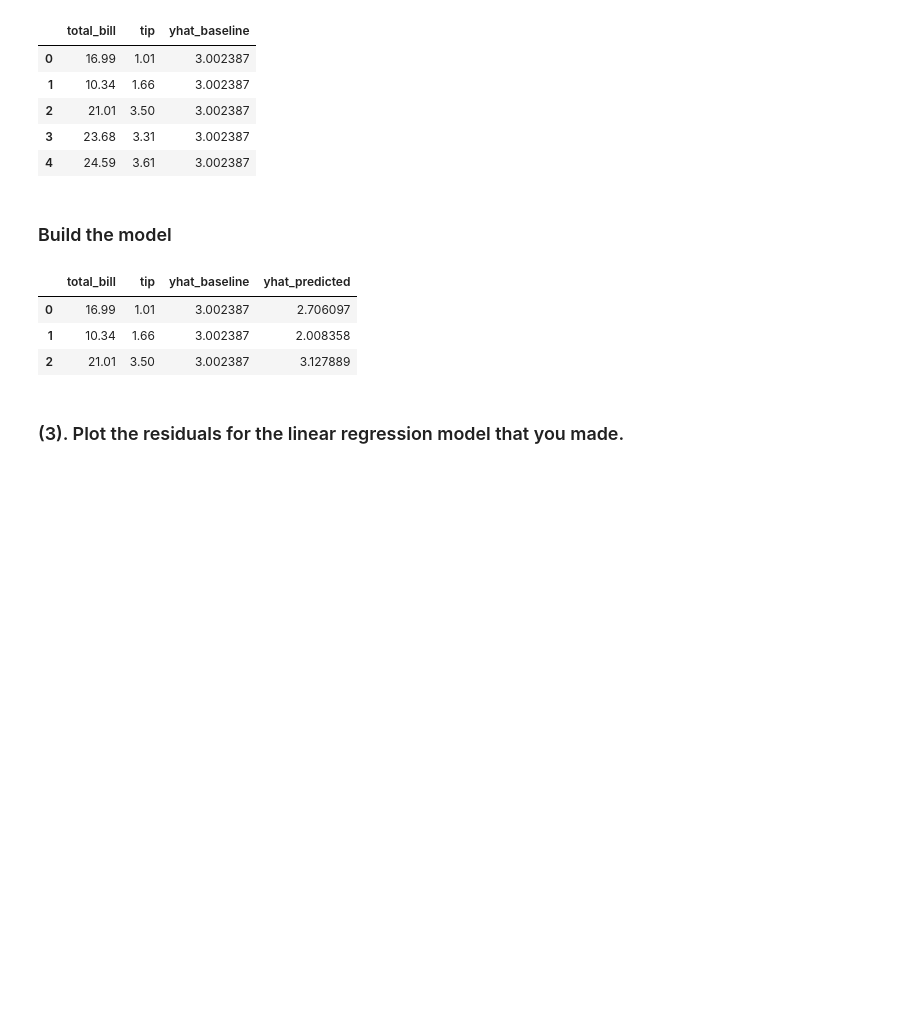
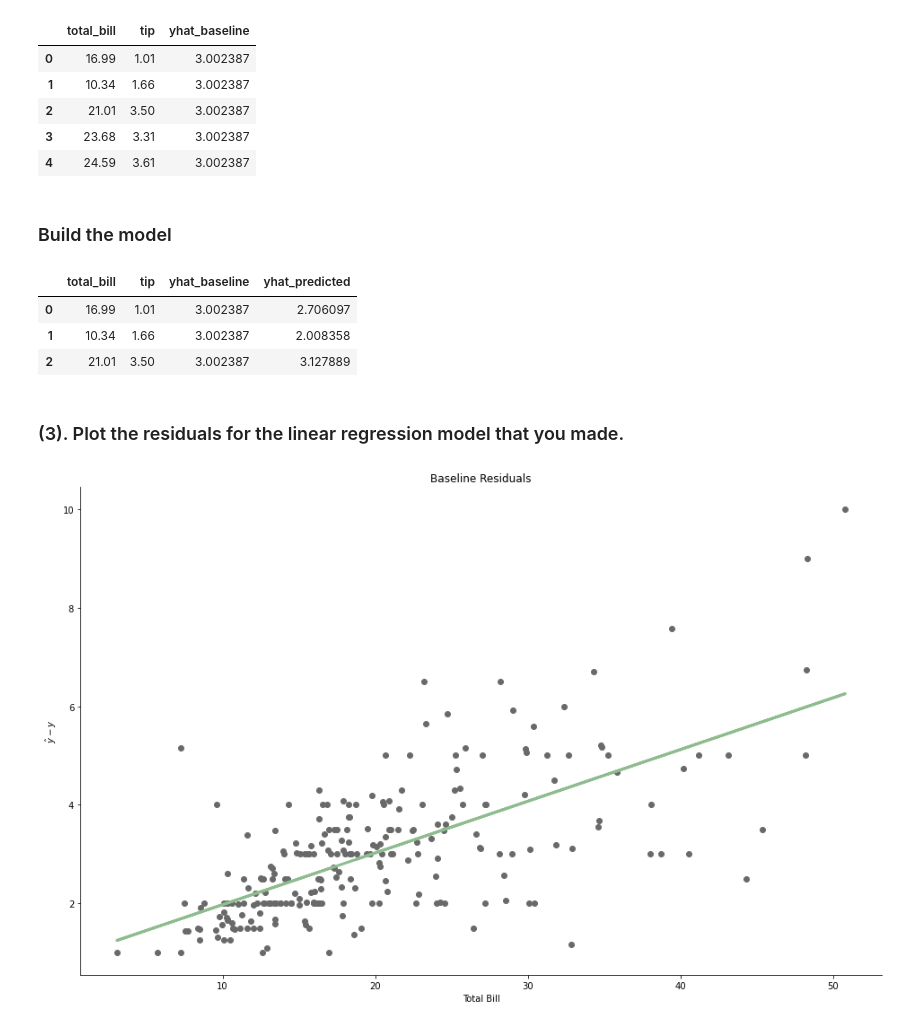
Before and after one commit to stephenkipkurui/regression-exercises, a Jupyter notebook: evaluate.ipynb, the cells around one changed output. Saved outputs shown, nothing was run; the diff lists cells and outputs as text; code cells hidden in the pictures; blank space fills up the shorter version.

```diff
--- a/evaluate.ipynb
+++ b/evaluate.ipynb
@@ -173,3 +175,7 @@ tips_features.head(3)
 | 2 | 21.01 | 3.50 | 3.002387 | 3.127889 |
 # %% [markdown]
 ### (3). Plot the residuals for the linear regression model that you made.
+# %%
+visual_tip(tips_features, X, y)
+# %% [output]
+[figure, added]
```
Also changed, not shown: parts of 2 cells of this notebook.
